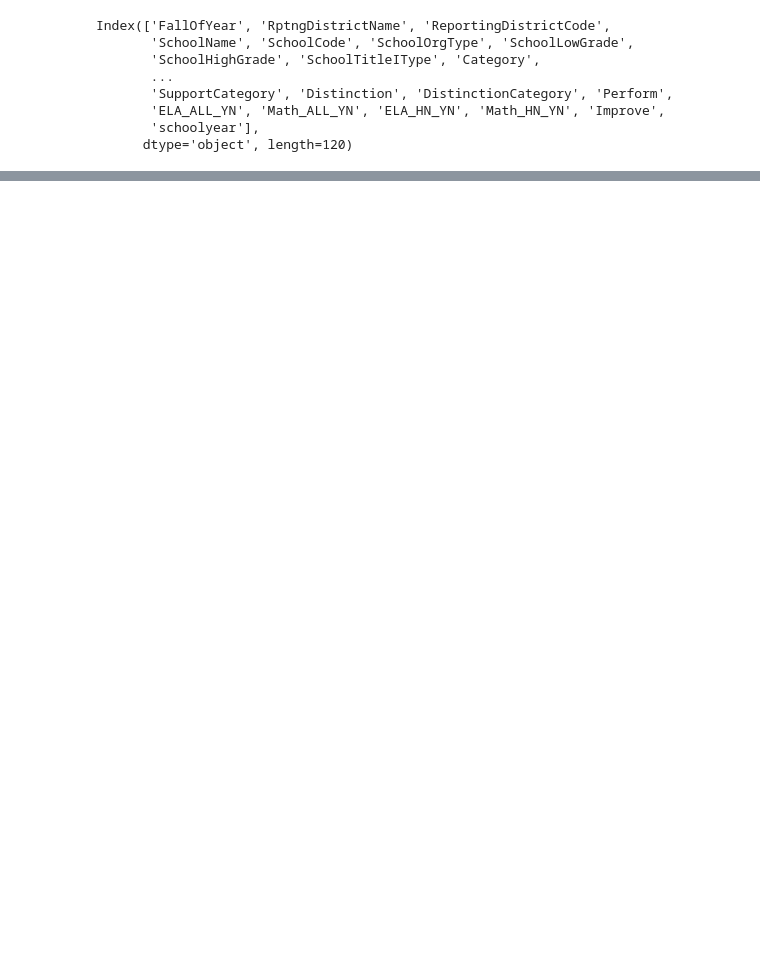
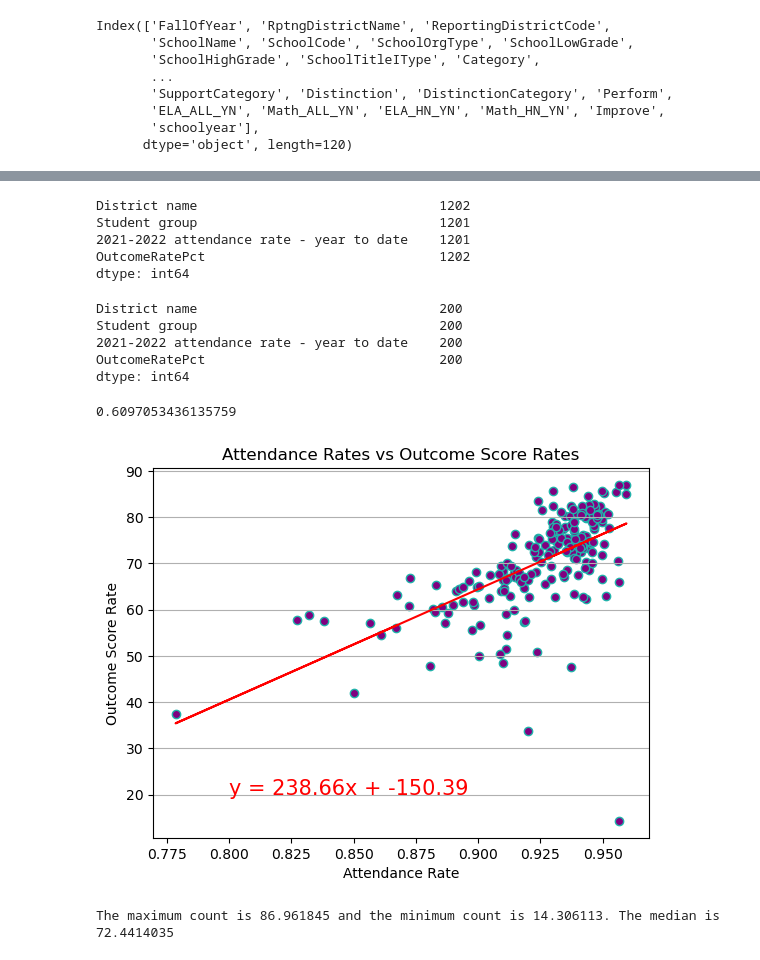
Before and after one commit to jmsavage2008/attendance-project, a Jupyter notebook: Will explore more later - Attendance Rates vs School Score.ipynb, the cells around one changed output, grey strips where cells are left out. Saved outputs shown, nothing was run; the diff lists cells and outputs as text; code cells hidden in the pictures; blank space fills up the shorter version.

```diff
--- a/Will explore more later - Attendance Rates vs School Score.ipynb
+++ b/Will explore more later - Attendance Rates vs School Score.ipynb
@@ -38,0 +98,4 @@ Index(['FallOfYear', 'RptngDistrictName', 'ReportingDistrictCode',
+# %%
+#Filter to all students
+attendance_filtered_df = attendance_reduced_df.loc[(attendance_reduced_df["Student group"]=="All Students")]
+attendance_filtered_df.head()
@@ -38,0 +109,4 @@ Index(['FallOfYear', 'RptngDistrictName', 'ReportingDistrictCode',
+# %%
+#Drop Connecticut
+attendance_dropped_df = attendance_filtered_df.drop(0)
+attendance_dropped_df.head()
@@ -38,0 +120,5 @@ Index(['FallOfYear', 'RptngDistrictName', 'ReportingDistrictCode',
+# %%
+#Merge Data Sets
+merged_df = pd.merge(attendance_dropped_df, score_reduced_df, on="District name", how = "right")
+
+merged_df
@@ -38,0 +139,53 @@ Index(['FallOfYear', 'RptngDistrictName', 'ReportingDistrictCode',
+# %%
+#Check counts
+merged_df.count()
+# %% [output]
+District name                               1202
+Student group                               1201
+2021-2022 attendance rate - year to date    1201
+OutcomeRatePct                              1202
+dtype: int64
+# %%
+#Drop duplicates and check counts
+merged_df = merged_df.drop_duplicates(subset=["District name"])
+
+#Drop null values
+merged_df = merged_df.dropna()
+merged_df.count()
+# %% [output]
+District name                               200
+Student group                               200
+2021-2022 attendance rate - year to date    200
+OutcomeRatePct                              200
+dtype: int64
+# %%
+#Scatter plot
+x_values = merged_df["2021-2022 attendance rate - year to date"]
+y_values = merged_df["OutcomeRatePct"]
+(slope, intercept, rvalue, pvalue, stderr) = linregress(x_values, y_values)
+regress_values = x_values * slope + intercept
+line_eq = "y = " + str(round(slope,2)) + "x + " + str(round(intercept,2))
+plt.scatter(x_values,y_values, edgecolors="lightseagreen", facecolors = "purple")
+plt.plot(x_values,regress_values,"r-")
+plt.grid(axis="y")
+plt.xlabel('Attendance Rate')
+plt.ylabel('Outcome Score Rate')
+plt.title("Attendance Rates vs Outcome Score Rates")
+plt.annotate(line_eq,(0.8,20),fontsize=15, color = "red")
+plt.savefig("Images/ScoreVsRateScatter.png")
+print(rvalue)
+plt.show()
+# %% [output]
+0.6097053436135759
+[figure, added]
+# %%
+#Bins for histogram
+max_count = merged_df["OutcomeRatePct"].max()
+min_count = merged_df["OutcomeRatePct"].min()
+median = merged_df["OutcomeRatePct"].median()
+
+
+#Print
+print(f"The maximum count is {max_count} and the minimum count is {min_count}. The median is {median}")
+# %% [output]
+The maximum count is 86.961845 and the minimum count is 14.306113. The median is 72.4414035
```
Also changed, not shown: parts of 14 cells of this notebook.
